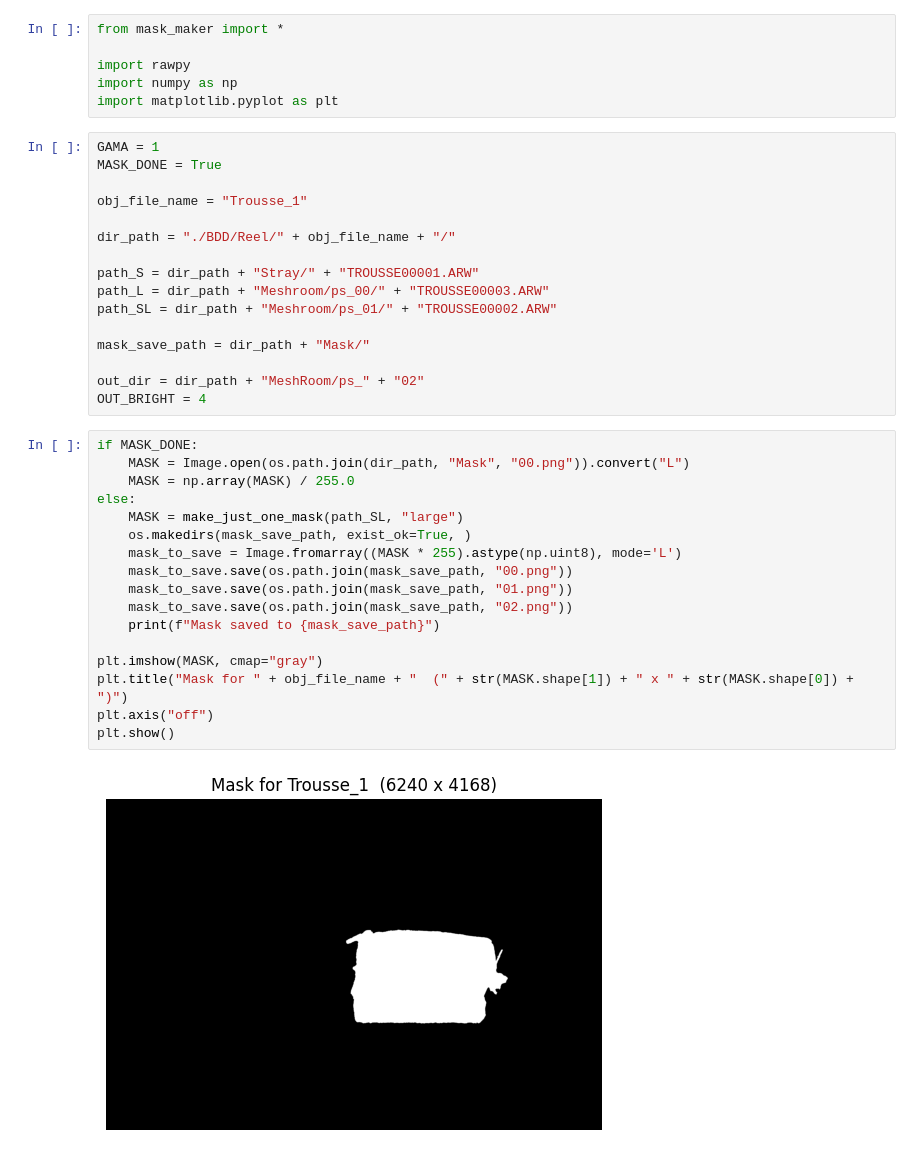
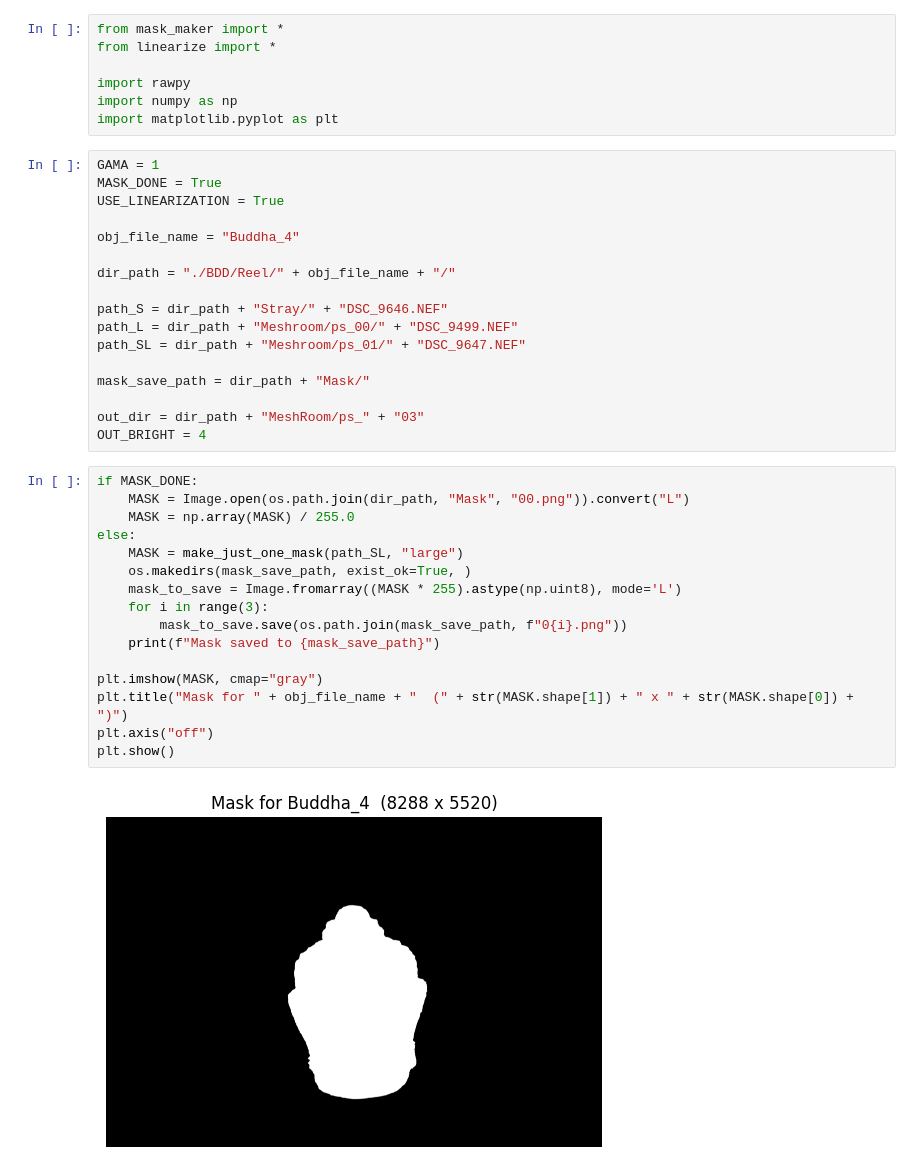
Before and after one commit to Romain-Malinge/Stray-light-elimination, a Jupyter notebook: differance.ipynb, the cells around one changed output. Drawn from its saved outputs; the diff is of its cells as text.

```diff
--- a/differance.ipynb
+++ b/differance.ipynb
@@ -1,5 +1,6 @@
 # %%
 from mask_maker import *
+from linearize import *
 
 import rawpy
 import numpy as np
@@ -7,38 +8,38 @@ import matplotlib.pyplot as plt
 # %%
 GAMA = 1
 MASK_DONE = True
+USE_LINEARIZATION = True
 
-obj_file_name = "Trousse_1"
+obj_file_name = "Buddha_4"
 
 dir_path = "./BDD/Reel/" + obj_file_name + "/"
 
-path_S = dir_path + "Stray/" + "TROUSSE00001.ARW"
-path_L = dir_path + "Meshroom/ps_00/" + "TROUSSE00003.ARW"
-path_SL = dir_path + "Meshroom/ps_01/" + "TROUSSE00002.ARW"
+path_S = dir_path + "Stray/" + "DSC_9646.NEF"
+path_L = dir_path + "Meshroom/ps_00/" + "DSC_9499.NEF"
+path_SL = dir_path + "Meshroom/ps_01/" + "DSC_9647.NEF"
 
 mask_save_path = dir_path + "Mask/"
 
-out_dir = dir_path + "MeshRoom/ps_" + "02"
+out_dir = dir_path + "MeshRoom/ps_" + "03"
 OUT_BRIGHT = 4
 # %%
 if MASK_DONE:
     MASK = Image.open(os.path.join(dir_path, "Mask", "00.png")).convert("L")
     MASK = np.array(MASK) / 255.0
 else:
     MASK = make_just_one_mask(path_SL, "large")
     os.makedirs(mask_save_path, exist_ok=True, )
     mask_to_save = Image.fromarray((MASK * 255).astype(np.uint8), mode='L')
-    mask_to_save.save(os.path.join(mask_save_path, "00.png"))
-    mask_to_save.save(os.path.join(mask_save_path, "01.png"))
-    mask_to_save.save(os.path.join(mask_save_path, "02.png"))
+    for i in range(3):
+        mask_to_save.save(os.path.join(mask_save_path, f"0{i}.png"))
     print(f"Mask saved to {mask_save_path}")
 
 plt.imshow(MASK, cmap="gray")
 plt.title("Mask for " + obj_file_name + "  (" + str(MASK.shape[1]) + " x " + str(MASK.shape[0]) + ")")
 plt.axis("off")
 plt.show()
 # %% [output]
-[figure, old version]
+[figure, new version]
 # %%
 def load_image_raw(path, use_mask=True):
     """
```
Also changed, not shown: parts of 5 cells of this notebook, 1 other file.
